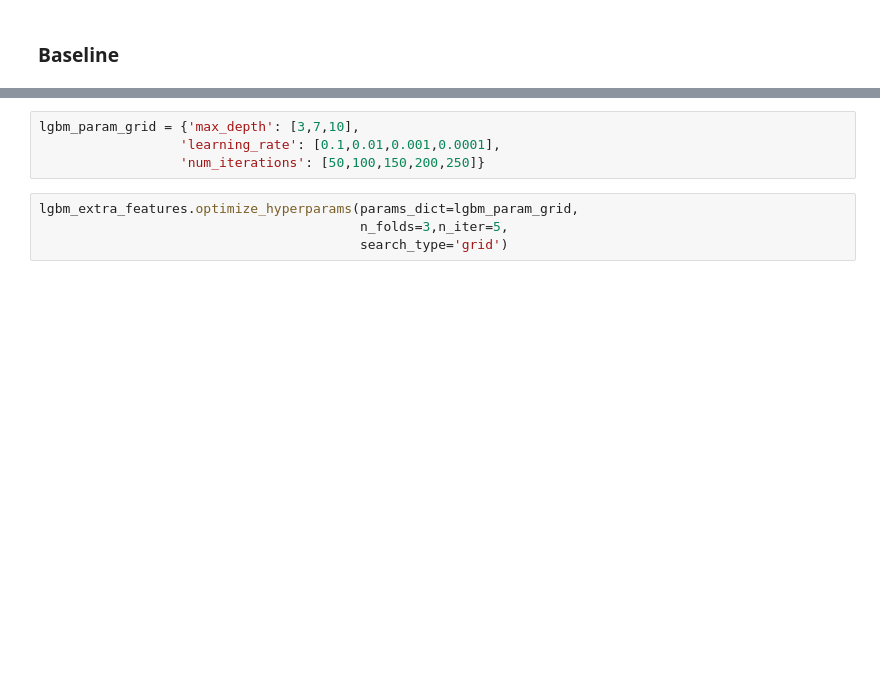
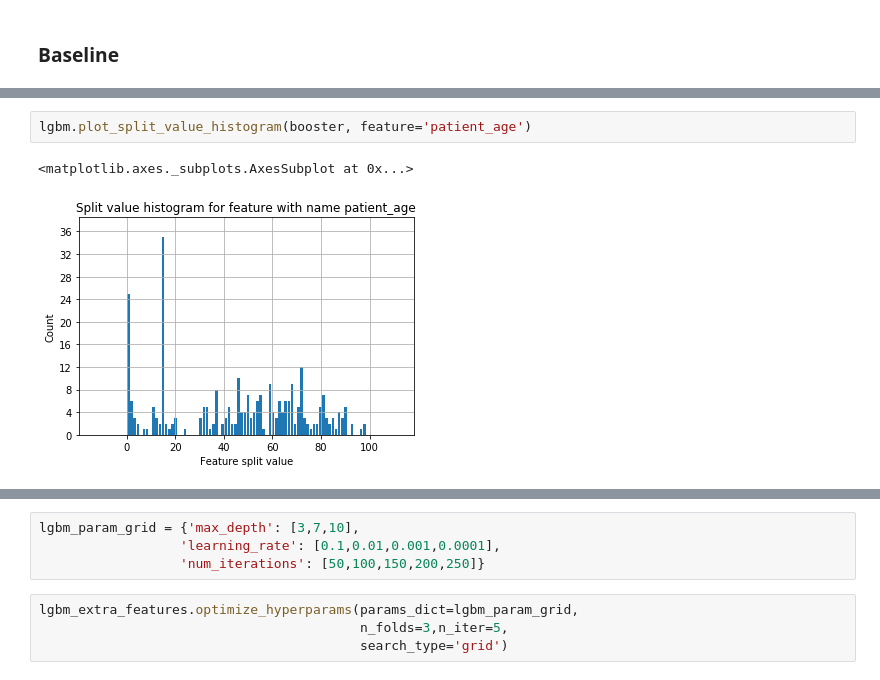
Before and after one commit to josedallavia/A-Machine-Learning-Approach-for-Optimization-of-Hospital-Bed-Utilization, a Jupyter notebook: experiments/extra_Features_model/Model-selection_lgbm_extrafeatures.ipynb, the cells around one changed output, grey strips where cells are left out. Saved outputs shown, nothing was run; the diff lists cells and outputs as text; blank space fills up the shorter version.

```diff
--- a/experiments/extra_Features_model/Model-selection_lgbm_extrafeatures.ipynb
+++ b/experiments/extra_Features_model/Model-selection_lgbm_extrafeatures.ipynb
@@ -106,0 +106,5 @@ relative overfitting:  0.013609525124045466
+# %%
+lgbm.plot_split_value_histogram(booster, feature='patient_age')
+# %% [output]
+<matplotlib.axes._subplots.AxesSubplot at 0x...>
+[figure, added]
```
Also changed, not shown: parts of 13 cells of this notebook, 2 other files.
